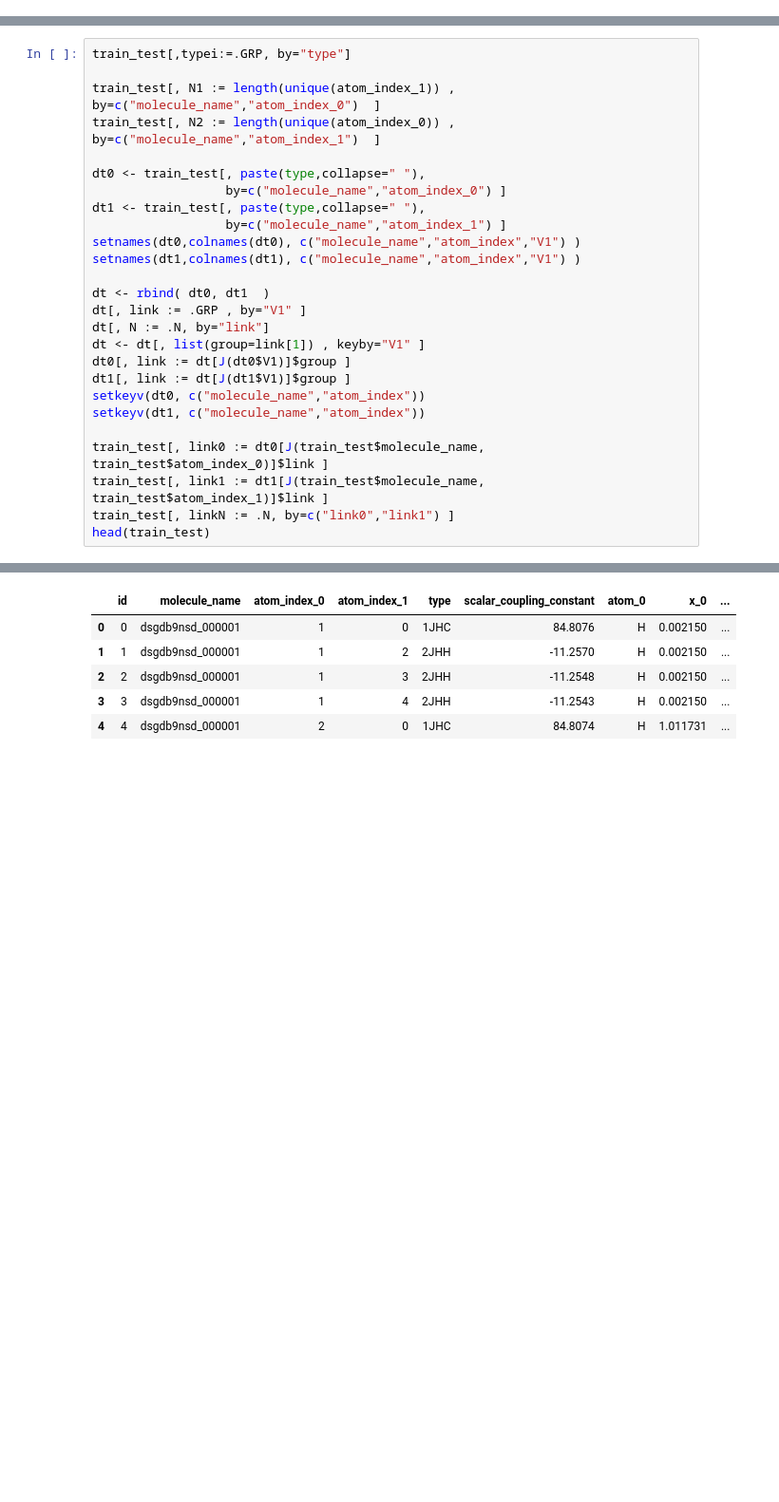
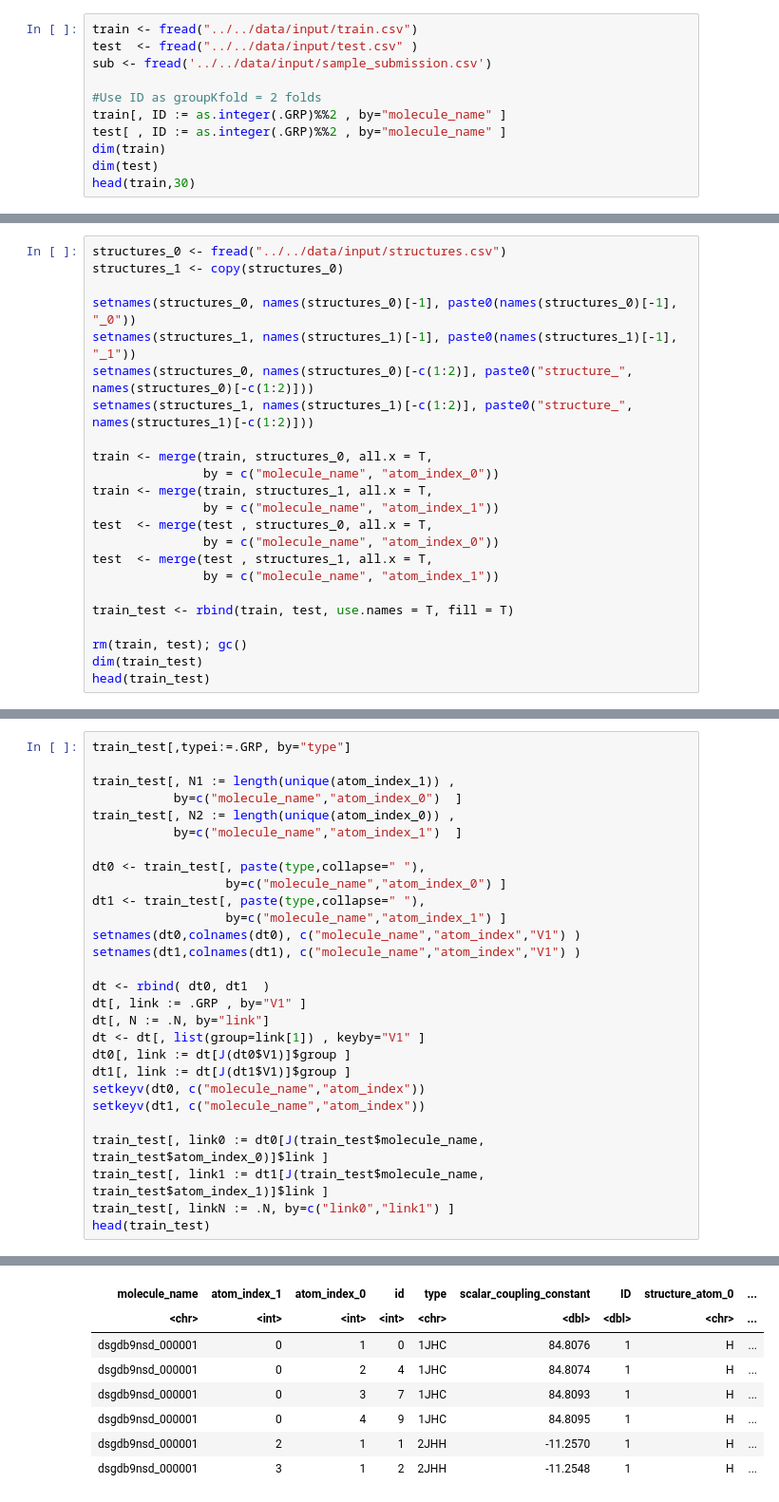
Before and after one commit to arhow/MolecularProperties, a Jupyter notebook: molecularproperties/extract_features/giba-r-data-table-simple-features-0-991-lb.ipynb, the cells around one changed output, grey strips where cells are left out. Shown: that part at 95% size. Cells and saved outputs as stored; diff of their text form; blank space fills up the shorter version.

```diff
--- a/molecularproperties/extract_features/giba-r-data-table-simple-features-0-991-lb.ipynb
+++ b/molecularproperties/extract_features/giba-r-data-table-simple-features-0-991-lb.ipynb
@@ -76,0 +32,11 @@ test = map_atom_info(test, 1)
+# %%
+train <- fread("../../data/input/train.csv")
+test  <- fread("../../data/input/test.csv" )
+sub <- fread('../../data/input/sample_submission.csv')
+
+#Use ID as groupKfold = 2 folds
+train[, ID := as.integer(.GRP)%%2 , by="molecule_name" ]
+test[ , ID := as.integer(.GRP)%%2 , by="molecule_name" ]
+dim(train)
+dim(test)
+head(train,30)
@@ -76,0 +65,23 @@ test = map_atom_info(test, 1)
+# %%
+structures_0 <- fread("../../data/input/structures.csv")
+structures_1 <- copy(structures_0)
+
+setnames(structures_0, names(structures_0)[-1], paste0(names(structures_0)[-1], "_0"))
+setnames(structures_1, names(structures_1)[-1], paste0(names(structures_1)[-1], "_1"))
+setnames(structures_0, names(structures_0)[-c(1:2)], paste0("structure_", names(structures_0)[-c(1:2)]))
+setnames(structures_1, names(structures_1)[-c(1:2)], paste0("structure_", names(structures_1)[-c(1:2)]))
+
+train <- merge(train, structures_0, all.x = T,
+               by = c("molecule_name", "atom_index_0"))
+train <- merge(train, structures_1, all.x = T,
+               by = c("molecule_name", "atom_index_1"))
+test  <- merge(test , structures_0, all.x = T,
+               by = c("molecule_name", "atom_index_0"))
+test  <- merge(test , structures_1, all.x = T,
+               by = c("molecule_name", "atom_index_1"))
+
+train_test <- rbind(train, test, use.names = T, fill = T)
+
+rm(train, test); gc()
+dim(train_test)
+head(train_test)
@@ -77,8 +103,10 @@ test = map_atom_info(test, 1)
 # %%
 train_test[,typei:=.GRP, by="type"]
 
-train_test[, N1 := length(unique(atom_index_1)) , by=c("molecule_name","atom_index_0")  ]
-train_test[, N2 := length(unique(atom_index_0)) , by=c("molecule_name","atom_index_1")  ]
+train_test[, N1 := length(unique(atom_index_1)) ,
+           by=c("molecule_name","atom_index_0")  ]
+train_test[, N2 := length(unique(atom_index_0)) ,
+           by=c("molecule_name","atom_index_1")  ]
 
 dt0 <- train_test[, paste(type,collapse=" "),
                   by=c("molecule_name","atom_index_0") ]
@@ -104,6 +133,8 @@ head(train_test)
-|  | id | molecule_name | atom_index_0 | atom_index_1 | type | scalar_coupling_constant | atom_0 | x_0 | ... |
-| 0 | 0 | dsgdb9nsd_000001 | 1 | 0 | 1JHC | 84.8076 | H | 0.002150 | ... |
-| 1 | 1 | dsgdb9nsd_000001 | 1 | 2 | 2JHH | -11.2570 | H | 0.002150 | ... |
-| 2 | 2 | dsgdb9nsd_000001 | 1 | 3 | 2JHH | -11.2548 | H | 0.002150 | ... |
-| 3 | 3 | dsgdb9nsd_000001 | 1 | 4 | 2JHH | -11.2543 | H | 0.002150 | ... |
-| 4 | 4 | dsgdb9nsd_000001 | 2 | 0 | 1JHC | 84.8074 | H | 1.011731 | ... |
+| molecule_name | atom_index_1 | atom_index_0 | id | type | scalar_coupling_constant | ID | structure_atom_0 | ... |
+| <chr> | <int> | <int> | <int> | <chr> | <dbl> | <dbl> | <chr> | ... |
+| dsgdb9nsd_000001 | 0 | 1 | 0 | 1JHC | 84.8076 | 1 | H | ... |
+| dsgdb9nsd_000001 | 0 | 2 | 4 | 1JHC | 84.8074 | 1 | H | ... |
+| dsgdb9nsd_000001 | 0 | 3 | 7 | 1JHC | 84.8093 | 1 | H | ... |
+| dsgdb9nsd_000001 | 0 | 4 | 9 | 1JHC | 84.8095 | 1 | H | ... |
+| dsgdb9nsd_000001 | 2 | 1 | 1 | 2JHH | -11.2570 | 1 | H | ... |
+| dsgdb9nsd_000001 | 3 | 1 | 2 | 2JHH | -11.2548 | 1 | H | ... |
```
Also changed, not shown: parts of 28 cells of this notebook, 8 other files.
